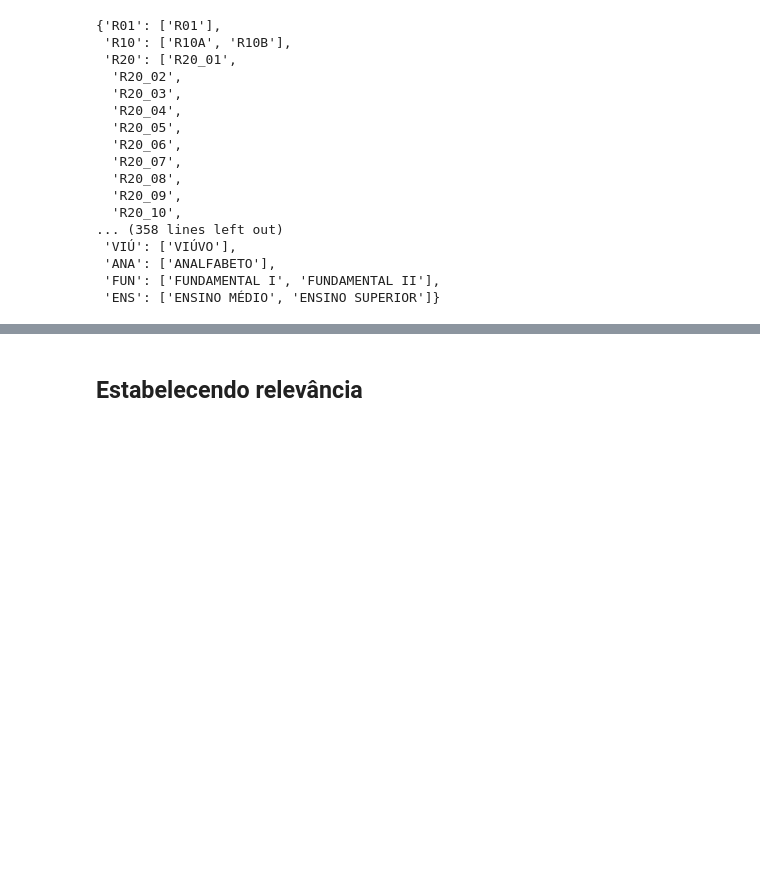
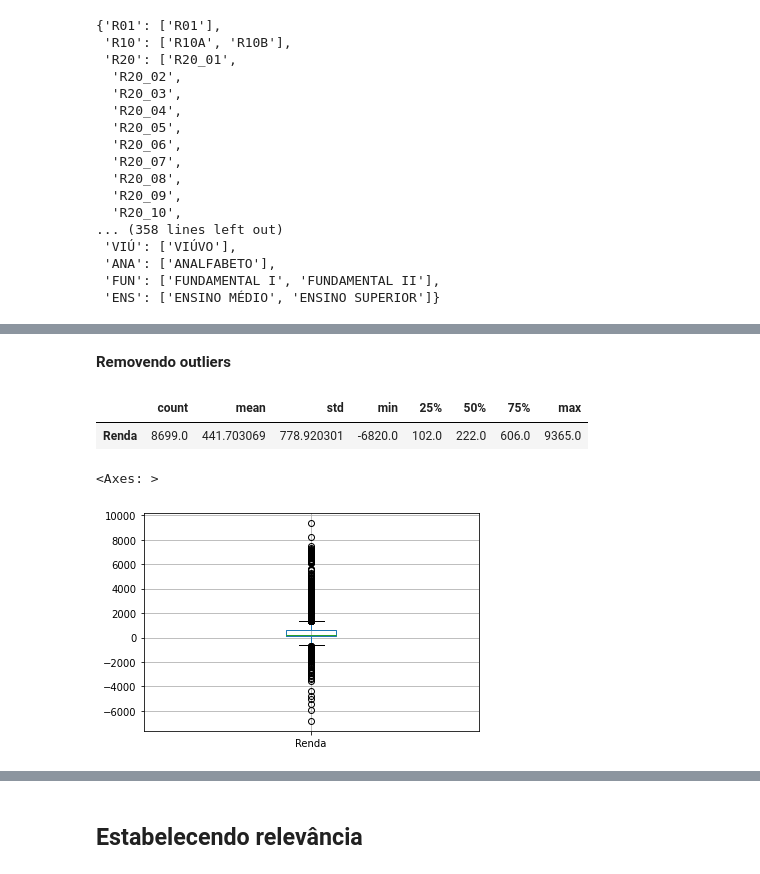
Before and after one commit to insper-classroom/23-1a-cd-p2-anderson_samuel_vinicius, a Jupyter notebook: Relatório.ipynb, the cells around one changed output, grey strips where cells are left out. Cells and saved outputs as stored; diff of their text form; code cells hidden in the pictures; blank space fills up the shorter version.

```diff
--- a/Relatório.ipynb
+++ b/Relatório.ipynb
@@ -961,0 +966,3 @@ new_dicio
+# %%
+info_money = responsaveis_df.loc[:, col_money]
+info_money.head(5)
@@ -961,0 +981,11 @@ new_dicio
+# %%
+perdas = ['R25', 'R39', 'R82']
+info_money['Renda'] = 0
+
+for coluna in col_money:
+    if coluna not in perdas:
+        info_money['Renda'] += info_money[coluna]
+    else:
+        info_money['Renda'] -= info_money[coluna]
+
+info_money.Renda.head(5)
@@ -961,0 +1004,14 @@ new_dicio
+# %%
+responsaveis_df['Renda'] = info_money['Renda']
+# %% [markdown]
+**Removendo outliers**
+# %%
+responsaveis_df.Renda.describe().to_frame().transpose()
+# %% [output]
+|  | count | mean | std | min | 25% | 50% | 75% | max |
+| Renda | 8699.0 | 441.703069 | 778.920301 | -6820.0 | 102.0 | 222.0 | 606.0 | 9365.0 |
+# %%
+responsaveis_df.boxplot(column='Renda')
+# %% [output]
+<Axes: >
+[figure, added]
```
Also changed, not shown: parts of 15 cells of this notebook.
